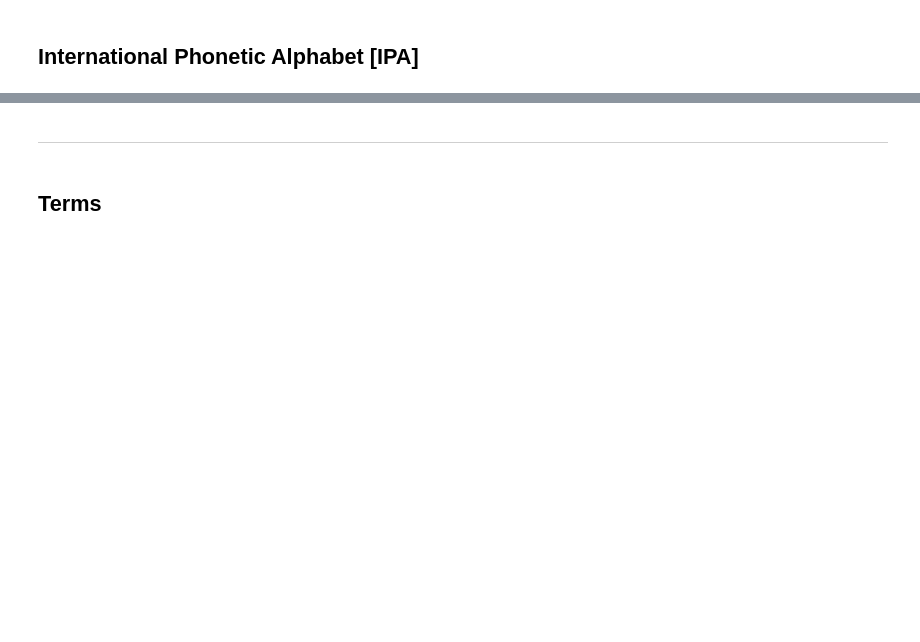
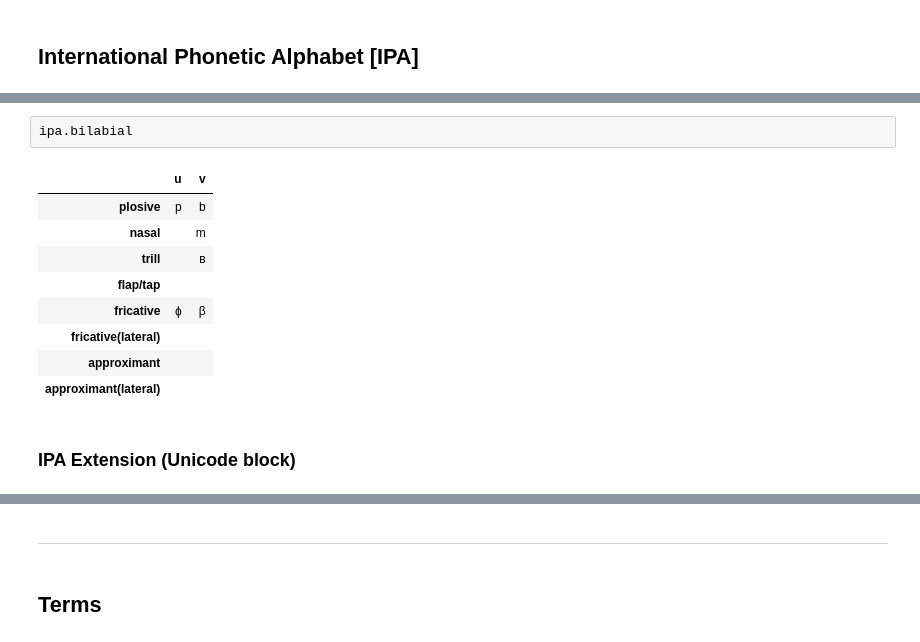
Before and after one commit to davefriedman01/Phonetics, a Jupyter notebook: notebook.ipynb, the cells around one changed output, grey strips where cells are left out. Drawn from its saved outputs; the diff is of its cells as text; blank space fills up the shorter version.

```diff
--- a/notebook.ipynb
+++ b/notebook.ipynb
@@ -143,3 +305,17 @@ def print_code_point_information (points : str = 'hello world') -> None:
+# %%
+ipa.bilabial
+# %% [output]
+|  | u | v |
+| plosive | p | b |
+| nasal |  | m |
+| trill |  | ʙ |
+| flap/tap |  |  |
+| fricative | ɸ | β |
+| fricative(lateral) |  |  |
+| approximant |  |  |
+| approximant(lateral) |  |  |
+# %% [markdown]
+### IPA Extension (Unicode block)
 # %%
 ipa = [
   'near-open central vowel',
```
Also changed, not shown: parts of 9 cells of this notebook.
